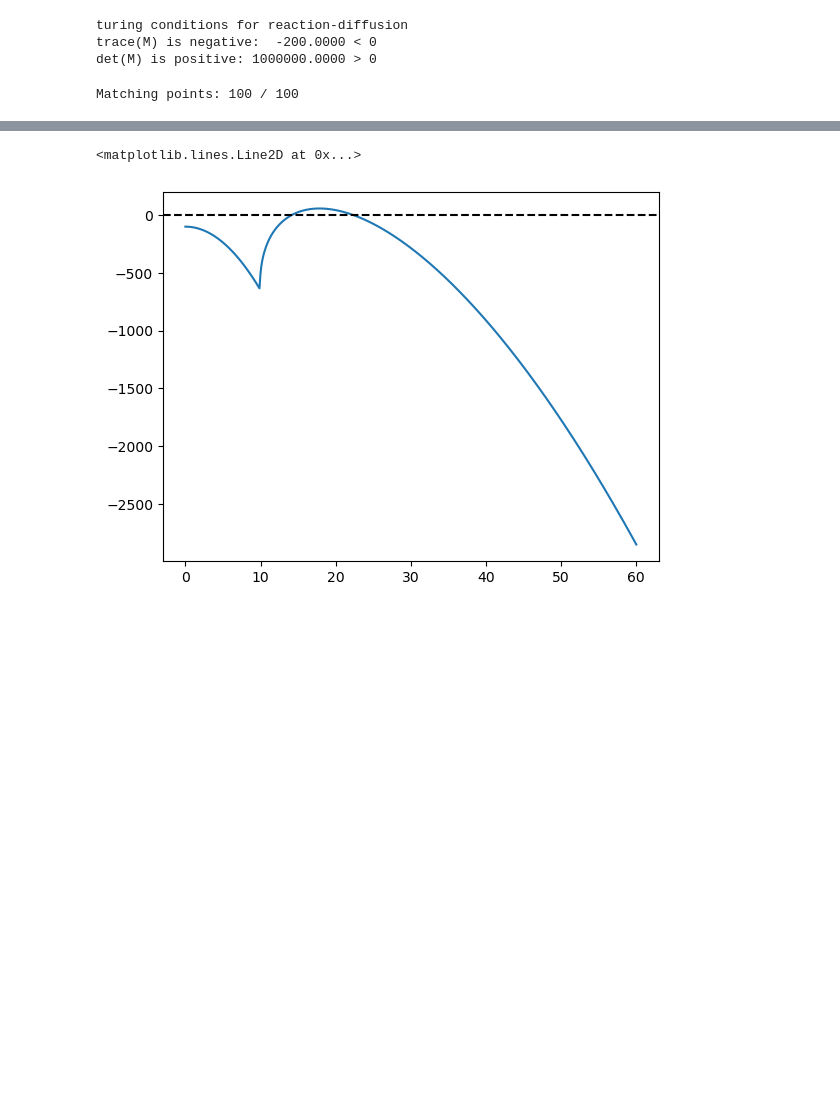
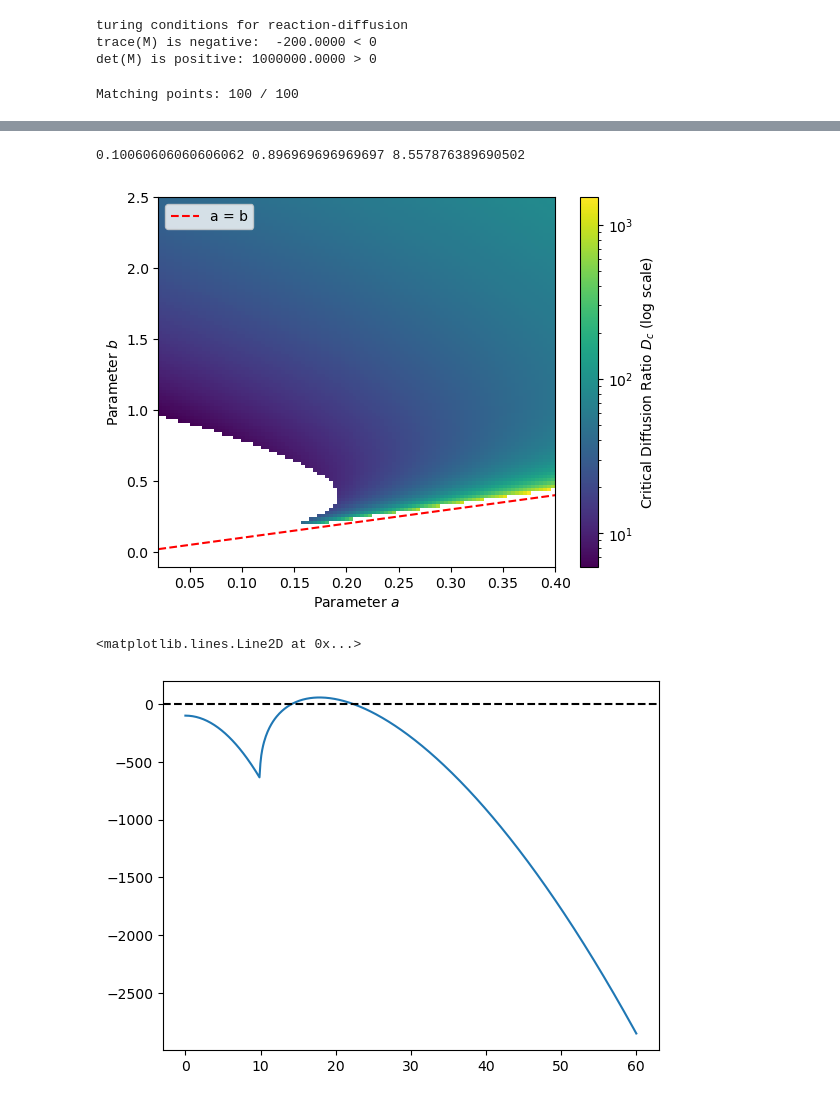
Before and after one commit to Patra-arya/turing_pattern, a Jupyter notebook: Notebook/spatial_jacobian.ipynb, the cells around one changed output, grey strips where cells are left out. Drawn from its saved outputs; the diff is of its cells as text; code cells hidden in the pictures; blank space fills up the shorter version.

```diff
--- a/Notebook/spatial_jacobian.ipynb
+++ b/Notebook/spatial_jacobian.ipynb
@@ -84,3 +127,32 @@ Verified Critical D_c: 8.5676 (B_c = -5854.10 < 0)
+# %%
+a_vals = np.linspace(0.02, 0.4, 100)
+b_vals = np.linspace(0.2, 2.5, 100)
+Dc_grid = np.full((len(b_vals), len(a_vals)), np.nan)
+gamma_crit_D = 100
+
+for i, b in enumerate(b_vals):
+    for j, a in enumerate(a_vals):
+        D_c ,_, _, _ = critical_D(a, b, gamma_crit_D)
+        Dc_grid[i, j] = D_c
+
+im = plt.imshow(
+    Dc_grid,
+    cmap='viridis',origin="lower",
+    aspect='auto',extent=[a_vals[0],a_vals[-1],b_vals[0],b_vals[-1]],
+    norm=LogNorm(vmin=np.nanmin(Dc_grid), vmax=np.nanmax(Dc_grid)),
+)
+plt.plot(a_vals, a_vals, ls="--", c="red", label="a = b")
+plt.ylabel(r"Parameter $b$")
+plt.xlabel(r"Parameter $a$")
+plt.colorbar(im, label=r"Critical Diffusion Ratio $D_c$ (log scale)")
+plt.legend(loc="upper left")
+
+i = np.argmin(np.abs(b_vals - 0.9))
+j = np.argmin(np.abs(a_vals - 0.1))
+print(a_vals[j], b_vals[i], Dc_grid[i, j])
+# %% [output]
+0.10060606060606062 0.896969696969697 8.557876389690502
+[figure, added]
 # %%
 k = np.linspace(0, 60, 500)
 lam = np.array([growth_numerical(ki, gamma= gamma, u=u_star, v=v_star, D=D) for ki in k])
```
Also changed, not shown: parts of 3 cells of this notebook, 1 other file.
